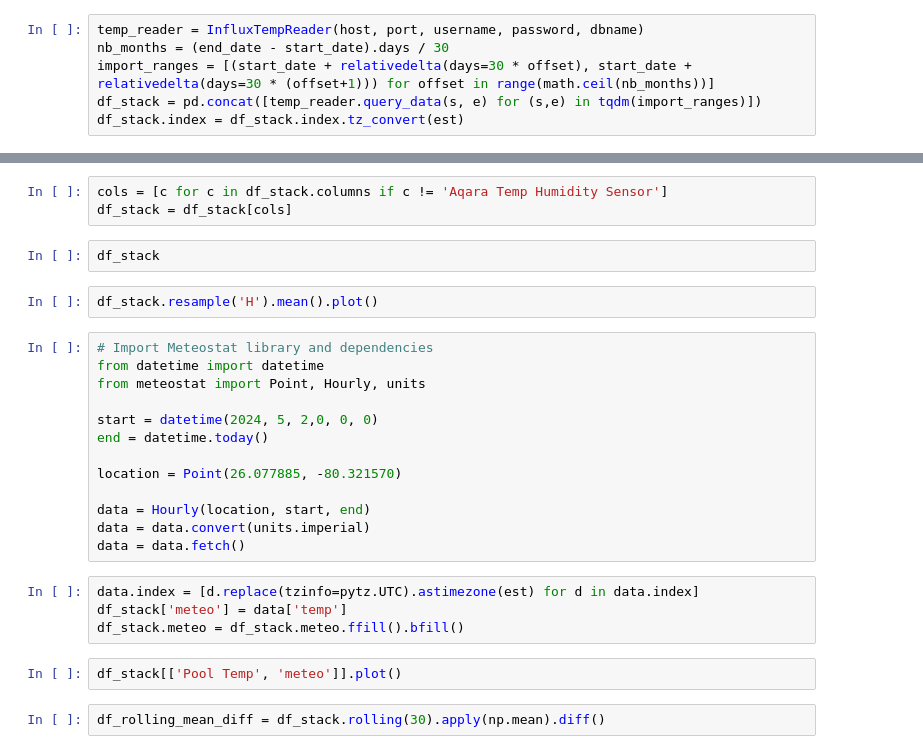
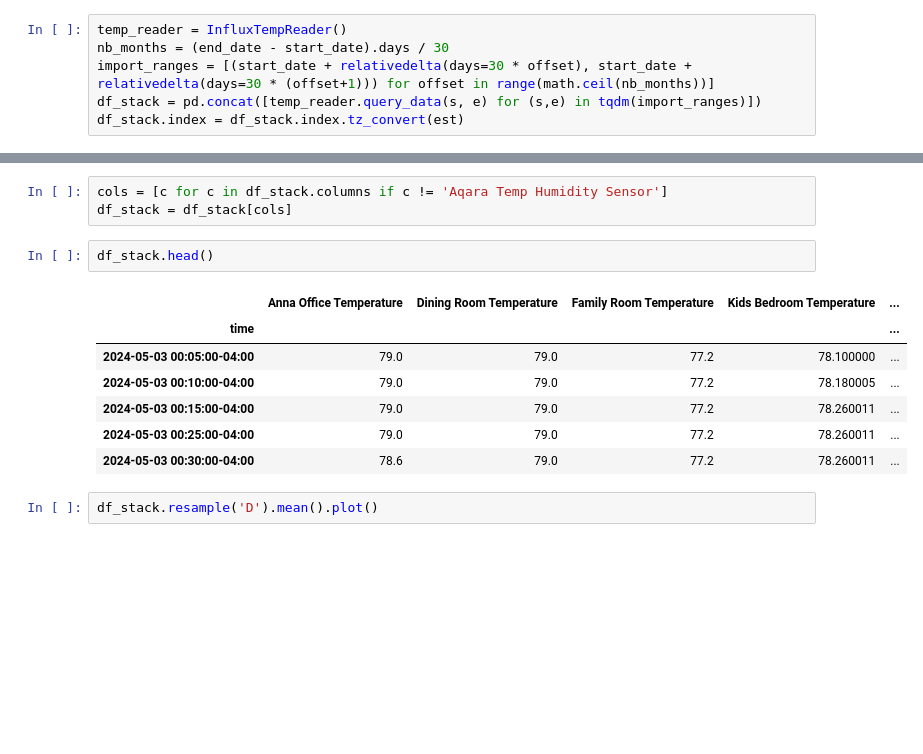
Before and after one commit to DeadEntropy/InfluxDb, a Jupyter notebook: homeassistant_infux_temp.ipynb, the cells around one changed output, grey strips where cells are left out. Saved outputs shown, nothing was run; the diff lists cells and outputs as text; blank space fills up the shorter version.

```diff
--- a/homeassistant_infux_temp.ipynb
+++ b/homeassistant_infux_temp.ipynb
@@ -23,6 +17,6 @@ dbname = ''
 est = pytz.timezone('US/Eastern')
 # %%
-temp_reader = InfluxTempReader(host, port, username, password, dbname)
+temp_reader = InfluxTempReader()
 nb_months = (end_date - start_date).days / 30
 import_ranges = [(start_date + relativedelta(days=30 * offset), start_date + relativedelta(days=30 * (offset+1))) for offset in range(math.ceil(nb_months))]
 df_stack = pd.concat([temp_reader.query_data(s, e) for (s,e) in tqdm(import_ranges)])
@@ -34,27 +28,14 @@ df_stack = df_stack[columns][df_stack.index > '2024-05-03'].dropna(how='all').re
 cols = [c for c in df_stack.columns if c != 'Aqara Temp Humidity Sensor']
 df_stack = df_stack[cols]
 # %%
-df_stack
+df_stack.head()
+# %% [output]
+|  | Anna Office Temperature | Dining Room Temperature | Family Room Temperature | Kids Bedroom Temperature | ... |
+| time |  |  |  |  | ... |
+| 2024-05-03 00:05:00-04:00 | 79.0 | 79.0 | 77.2 | 78.100000 | ... |
+| 2024-05-03 00:10:00-04:00 | 79.0 | 79.0 | 77.2 | 78.180005 | ... |
+| 2024-05-03 00:15:00-04:00 | 79.0 | 79.0 | 77.2 | 78.260011 | ... |
+| 2024-05-03 00:25:00-04:00 | 79.0 | 79.0 | 77.2 | 78.260011 | ... |
+| 2024-05-03 00:30:00-04:00 | 78.6 | 79.0 | 77.2 | 78.260011 | ... |
 # %%
-df_stack.resample('H').mean().plot()
+df_stack.resample('D').mean().plot()
-# %%
-# Import Meteostat library and dependencies
-from datetime import datetime
-from meteostat import Point, Hourly, units
-
-start = datetime(2024, 5, 2,0, 0, 0)
-end = datetime.today()
-
-location = Point(26.077885, -80.321570)
-
-data = Hourly(location, start, end)
-data = data.convert(units.imperial)
-data = data.fetch()
-# %%
-data.index = [d.replace(tzinfo=pytz.UTC).astimezone(est) for d in data.index]
-df_stack['meteo'] = data['temp']
-df_stack.meteo = df_stack.meteo.ffill().bfill()
-# %%
-df_stack[['Pool Temp', 'meteo']].plot()
-# %%
-df_rolling_mean_diff = df_stack.rolling(30).apply(np.mean).diff()
```
Also changed, not shown: parts of 6 cells of this notebook, 12 other files.
